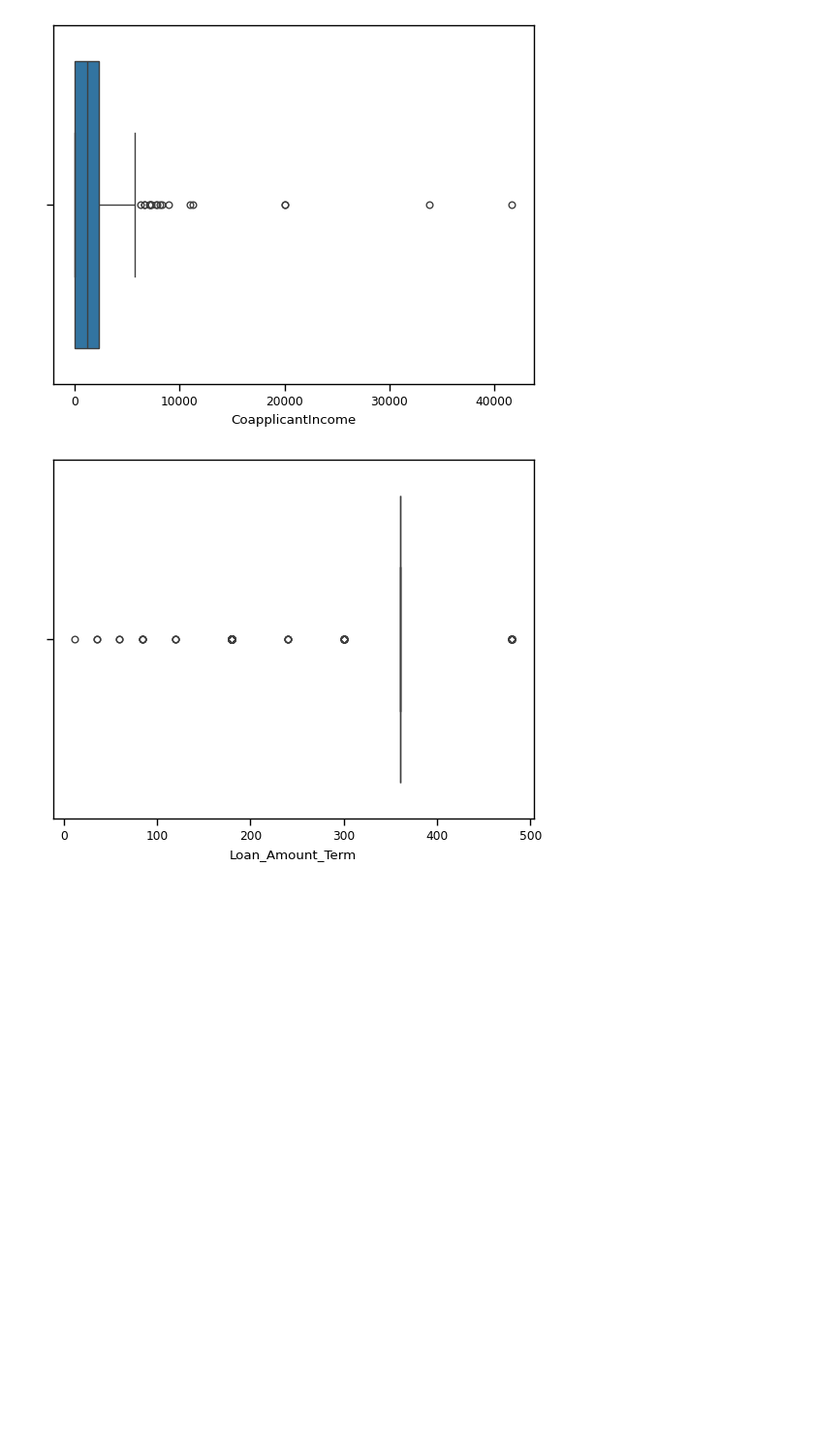
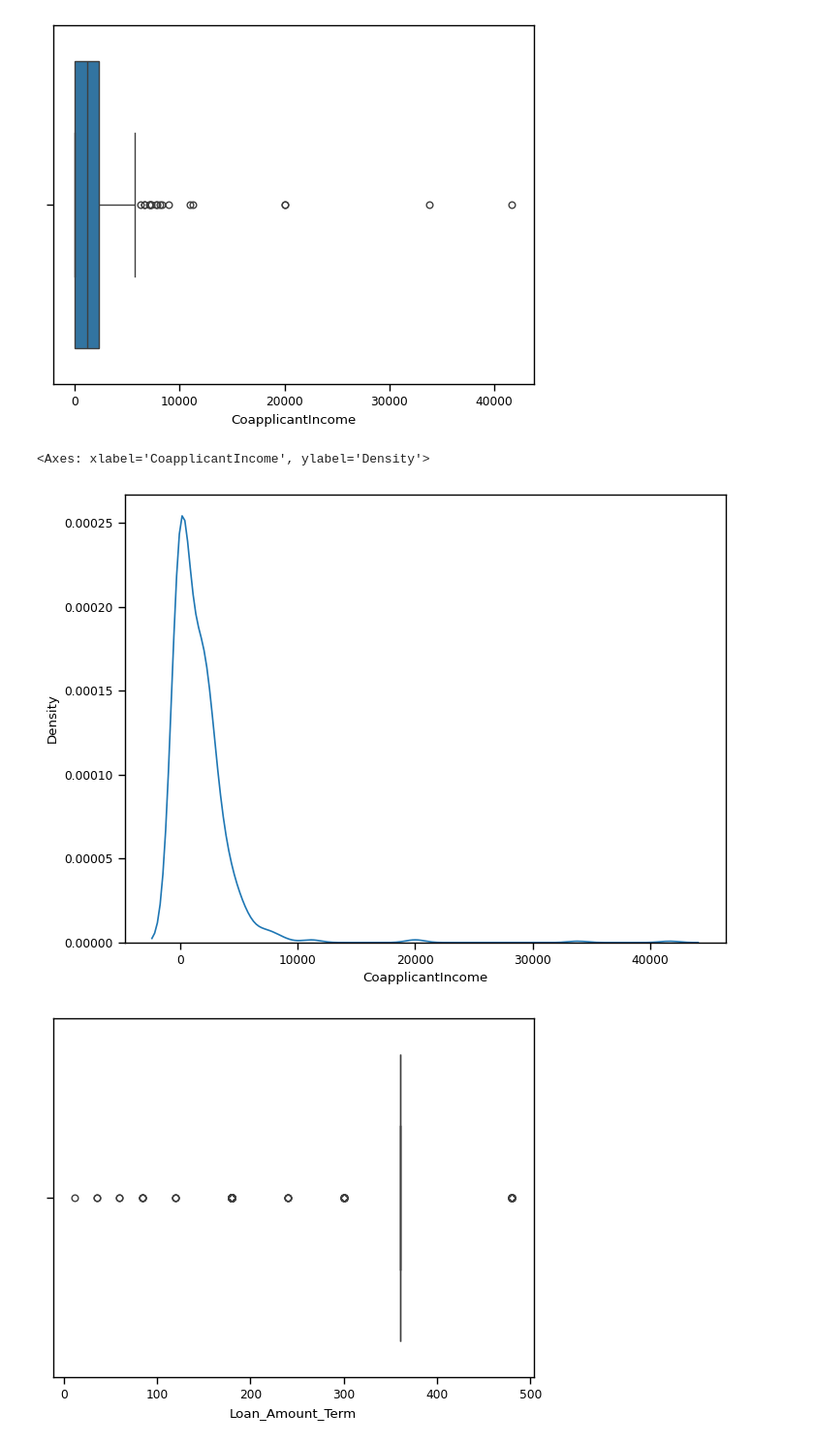
Before and after one commit to Rishant-gupta/python_projects, a Jupyter notebook: loan_eda.ipynb, the cells around one changed output. Shown: that part at 97% size. Saved outputs shown, nothing was run; the diff lists cells and outputs as text; code cells hidden in the pictures; blank space fills up the shorter version.

```diff
--- a/loan_eda.ipynb
+++ b/loan_eda.ipynb
@@ -279,6 +279,12 @@ sns.boxplot(x=df['CoapplicantIncome'])
 plt.show()
 # %% [output]
 [figure]
+# %%
+plt.figure(figsize = (8,6))
+sns.kdeplot(df["CoapplicantIncome"])
+# %% [output]
+<Axes: xlabel='CoapplicantIncome', ylabel='Density'>
+[figure, added]
 # %%
 sns.boxplot(x=df['Loan_Amount_Term'])
 plt.show()
```
Also changed, not shown: parts of 4 cells of this notebook, 1 other file.
